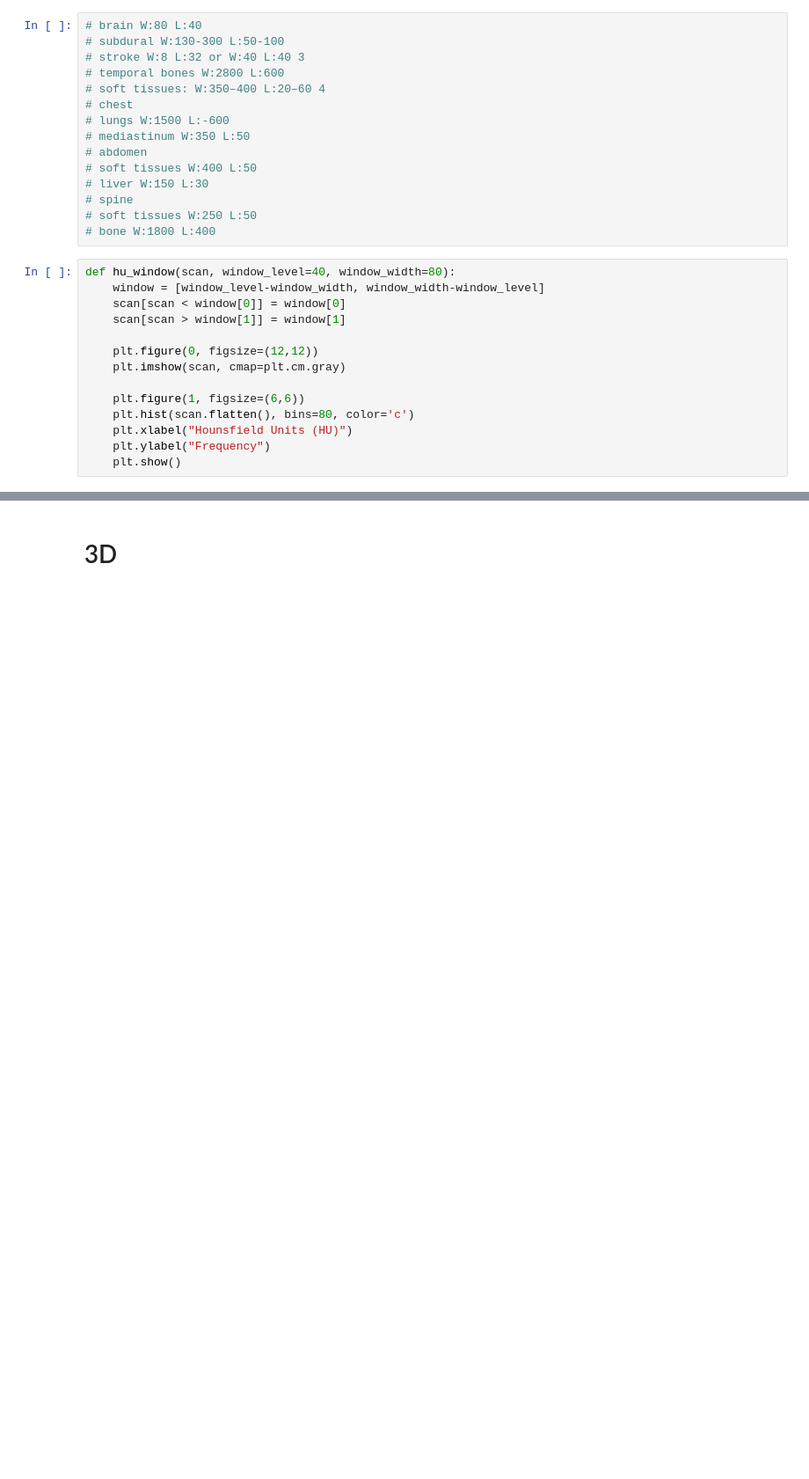
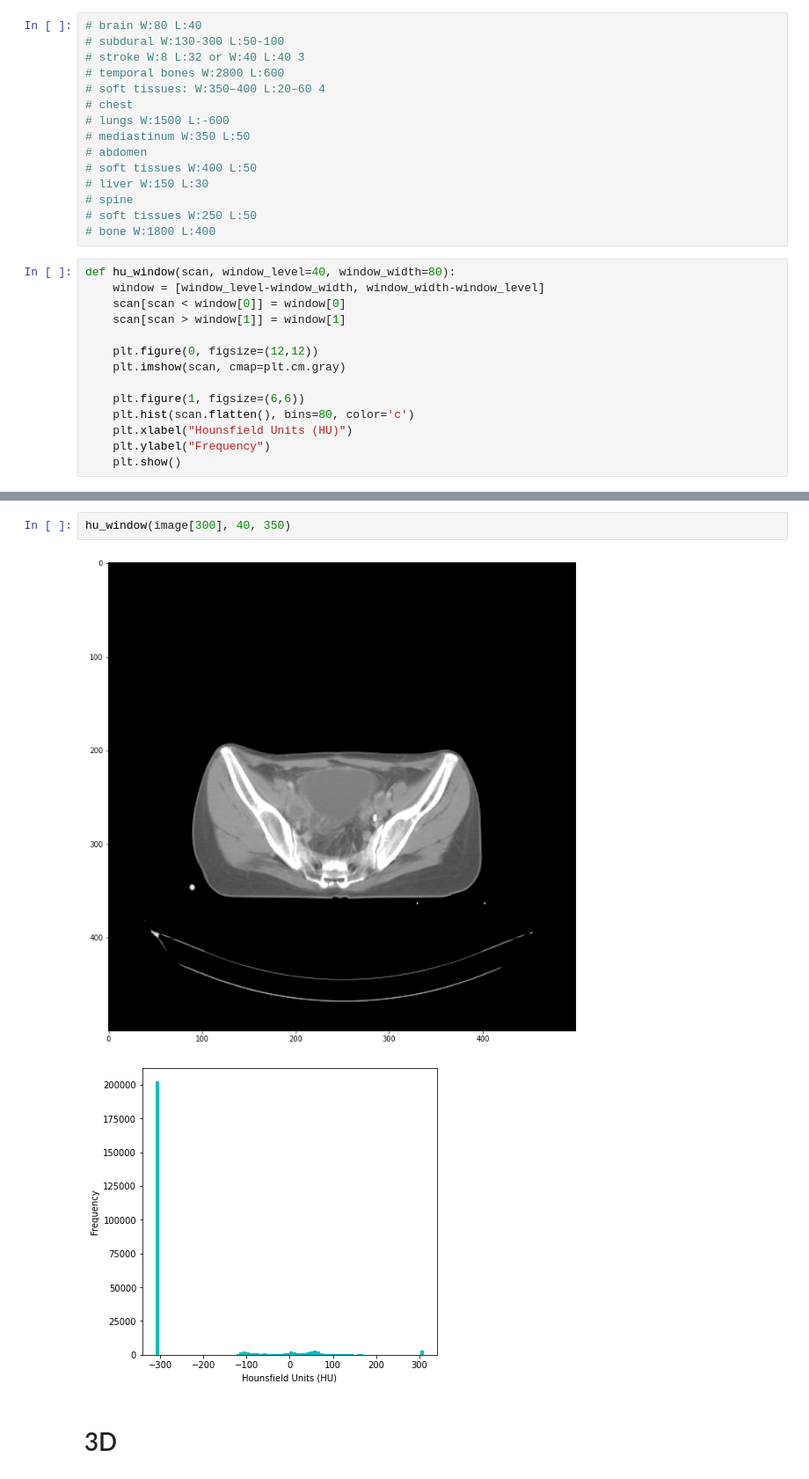
Before and after one commit to jefffang19/cbct, a Jupyter notebook: read_dicom_copy.ipynb, the cells around one changed output, grey strips where cells are left out. Shown at 88% size. Cells and saved outputs as stored; diff of their text form; blank space fills up the shorter version.

```diff
--- a/read_dicom_copy.ipynb
+++ b/read_dicom_copy.ipynb
@@ -201,3 +201,8 @@ hu_window(patient_pixels[60])
+# %%
+hu_window(image[300], 40, 350)
+# %% [output]
+[figure, added]
+[figure, added]
 # %% [markdown]
 # 3D
 # %%
```
Also changed, not shown: parts of 12 cells of this notebook, 3 other files.
